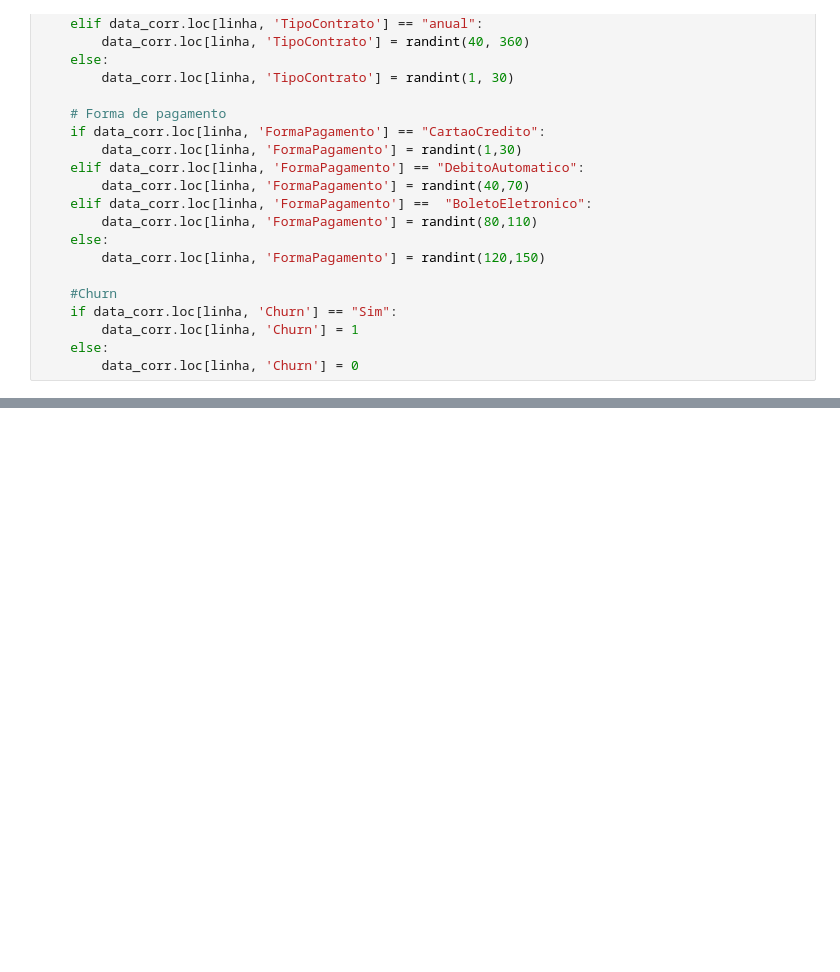
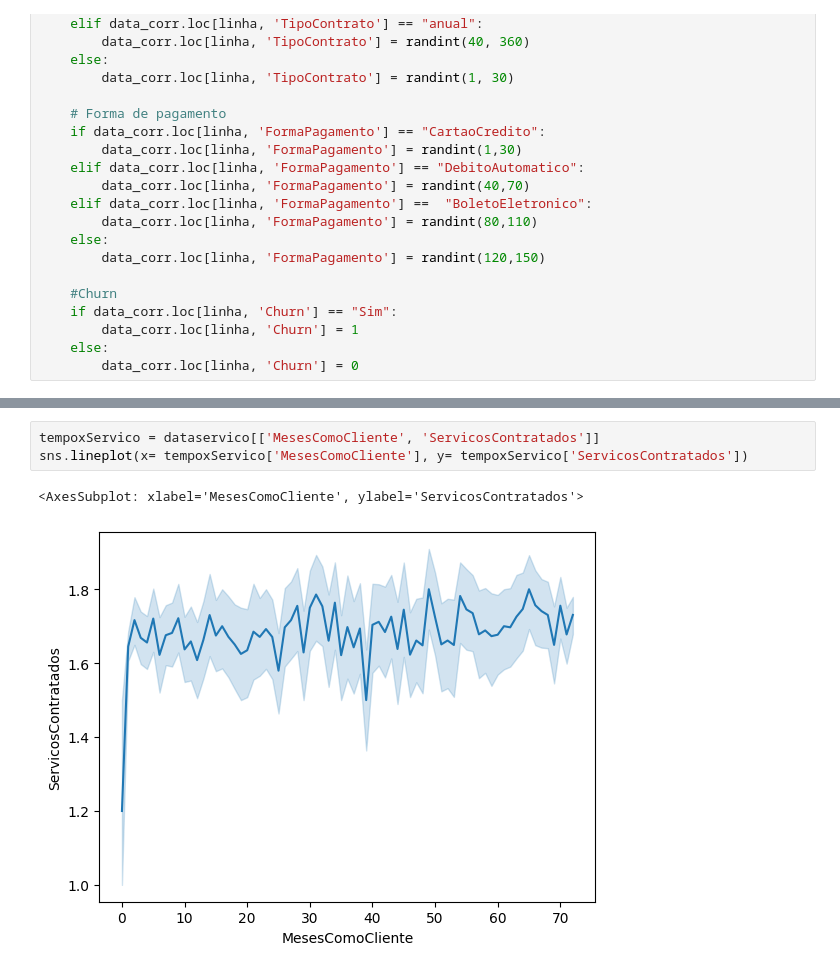
Before and after one commit to HodricVieira/Projeto-ICD-2022, a Jupyter notebook: Correlacao.ipynb, the cells around one changed output, grey strips where cells are left out. Drawn from its saved outputs; the diff is of its cells as text; blank space fills up the shorter version.

```diff
--- a/Correlacao.ipynb
+++ b/Correlacao.ipynb
@@ -126,0 +230,6 @@ sns.scatterplot(x=data_corr["Codigo"], y=data_corr["Dependentes"], hue=data_corr
+# %%
+tempoxServico = dataservico[['MesesComoCliente', 'ServicosContratados']]
+sns.lineplot(x= tempoxServico['MesesComoCliente'], y= tempoxServico['ServicosContratados'])
+# %% [output]
+<AxesSubplot: xlabel='MesesComoCliente', ylabel='ServicosContratados'>
+[figure, added]
```
Also changed, not shown: parts of 6 cells of this notebook.
